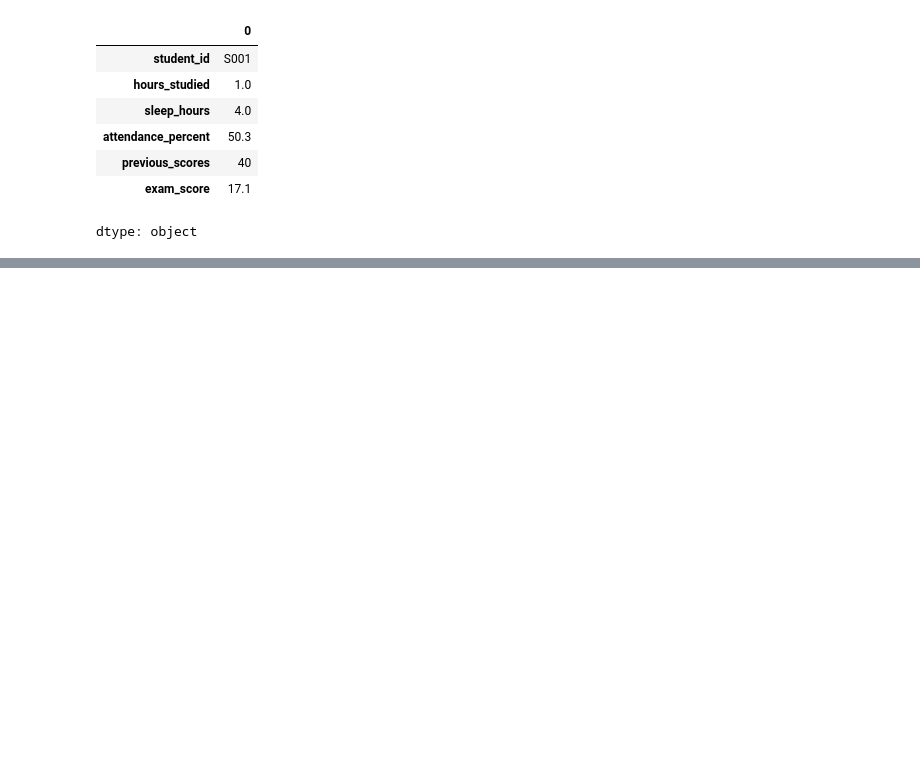
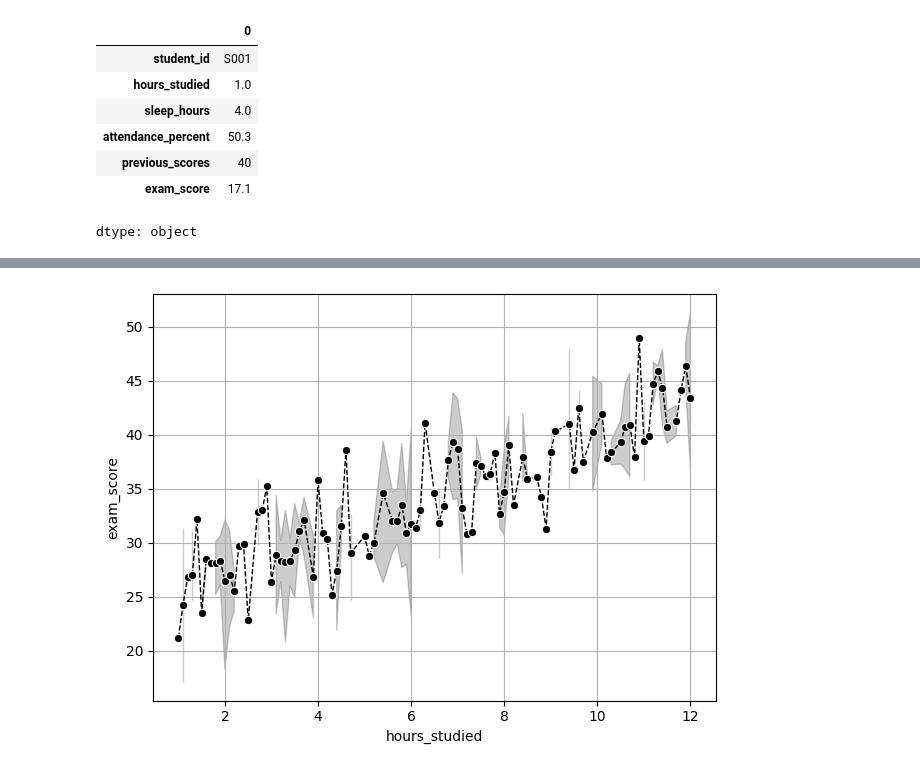
Before and after one commit to Aradhyagodambe/Python-Colab-Files, a Jupyter notebook: ML_Fundamnetals.ipynb, the cells around one changed output, grey strips where cells are left out. Cells and saved outputs as stored; diff of their text form; code cells hidden in the pictures; blank space fills up the shorter version.

```diff
--- a/ML_Fundamnetals.ipynb
+++ b/ML_Fundamnetals.ipynb
@@ -242,0 +263,6 @@ plt.show()
+# %%
+sns.lineplot(x = 'hours_studied', y = 'exam_score', data = Stu, marker = 'o', color = 'black', linestyle = '--', linewidth = 1)
+plt.tight_layout()
+plt.grid()
+# %% [output]
+[figure, added]
```
Also changed, not shown: parts of 10 cells of this notebook.
